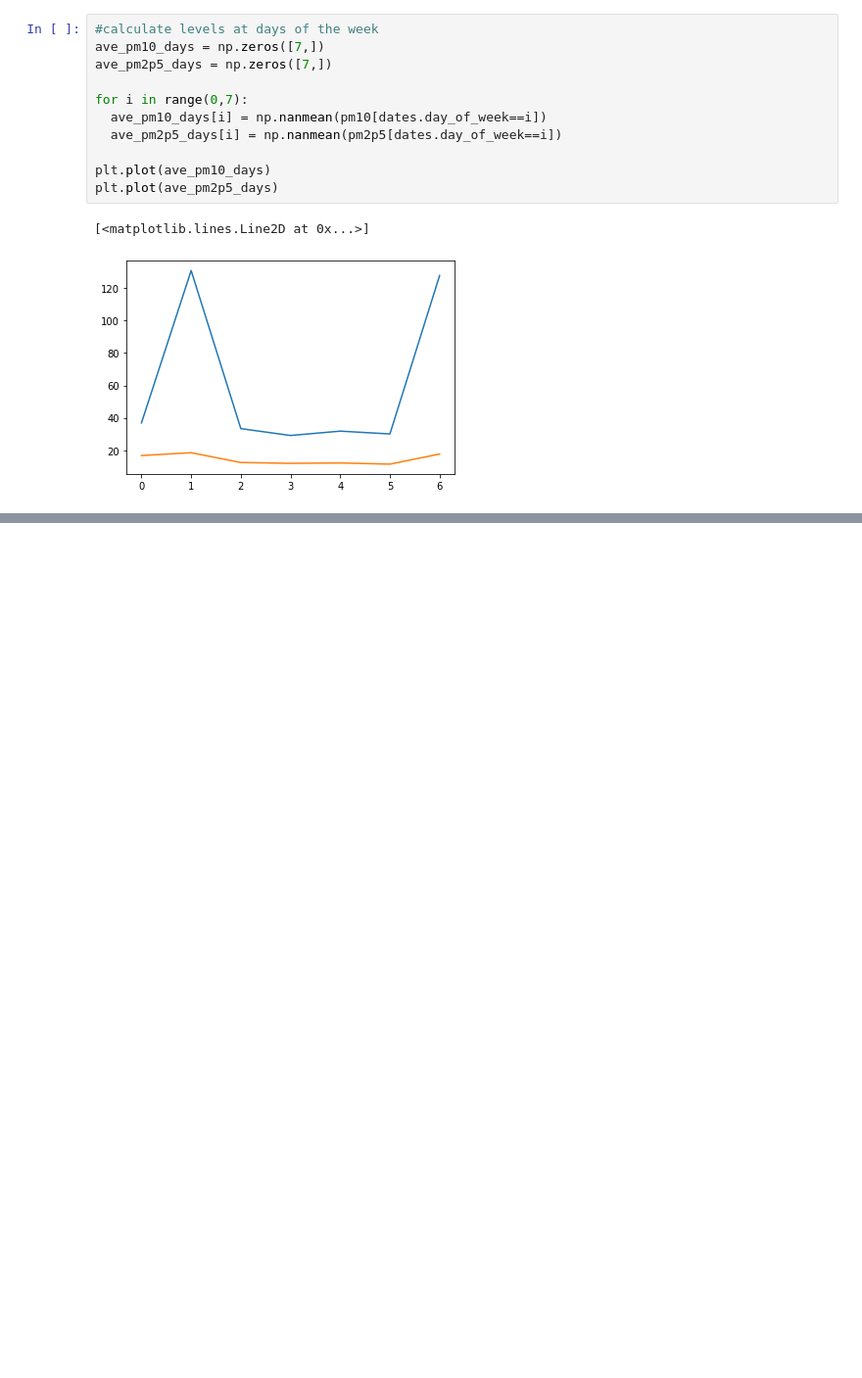
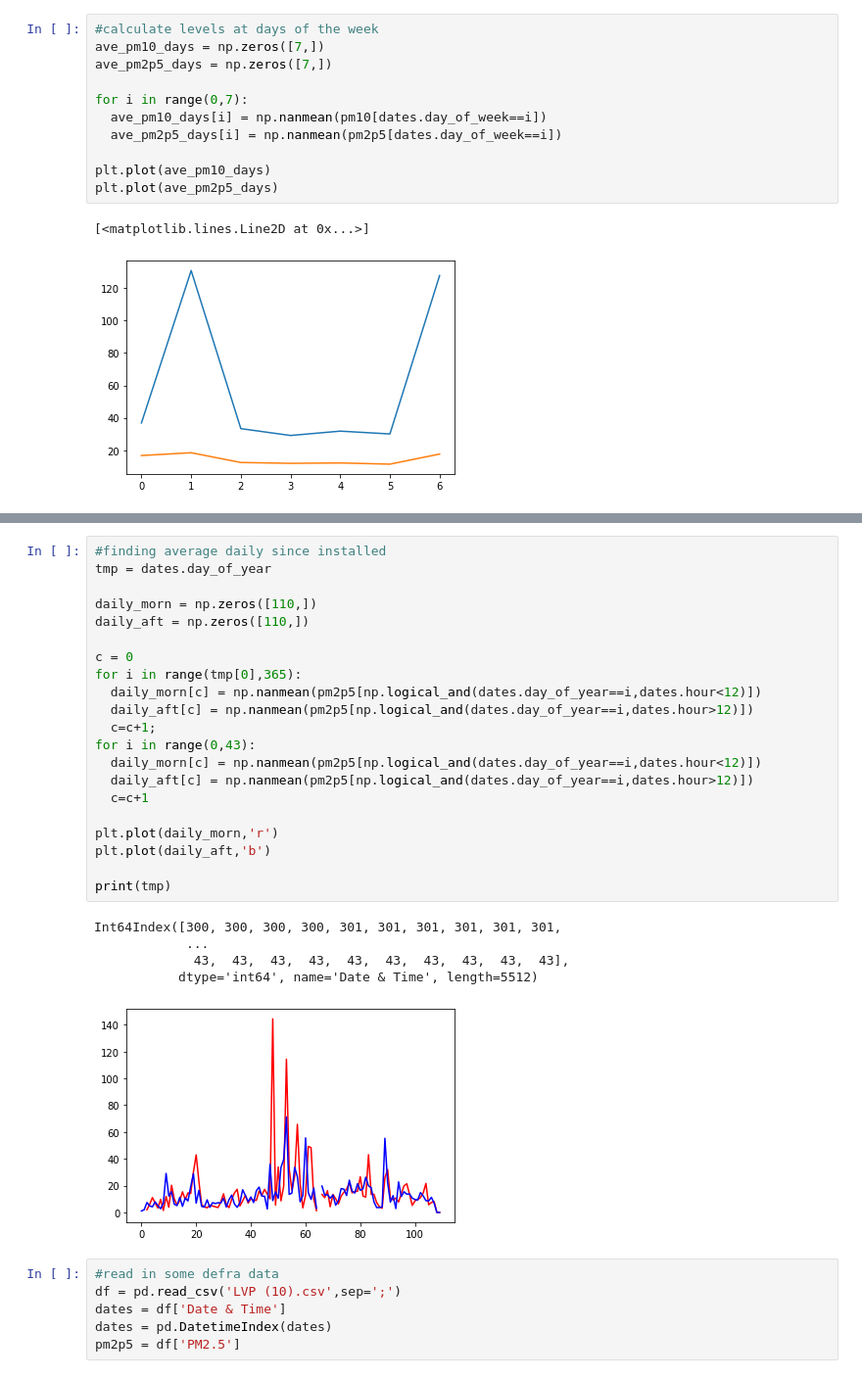
Before and after one commit to flowonthegoliv/ENVS666_2022, a Jupyter notebook: extra_analysis.ipynb, the cells around one changed output, grey strips where cells are left out. Shown: that part at 98% size. Cells and saved outputs as stored; diff of their text form; blank space fills up the shorter version.

```diff
--- a/extra_analysis.ipynb
+++ b/extra_analysis.ipynb
@@ -116,0 +139,33 @@ plt.plot(ave_pm2p5_days)
+# %%
+#finding average daily since installed
+tmp = dates.day_of_year
+
+daily_morn = np.zeros([110,])
+daily_aft = np.zeros([110,])
+
+c = 0
+for i in range(tmp[0],365):
+  daily_morn[c] = np.nanmean(pm2p5[np.logical_and(dates.day_of_year==i,dates.hour<12)])
+  daily_aft[c] = np.nanmean(pm2p5[np.logical_and(dates.day_of_year==i,dates.hour>12)])
+  c=c+1;
+for i in range(0,43):
+  daily_morn[c] = np.nanmean(pm2p5[np.logical_and(dates.day_of_year==i,dates.hour<12)])
+  daily_aft[c] = np.nanmean(pm2p5[np.logical_and(dates.day_of_year==i,dates.hour>12)])
+  c=c+1
+
+plt.plot(daily_morn,'r')
+plt.plot(daily_aft,'b')
+
+print(tmp)
+# %% [output]
+Int64Index([300, 300, 300, 300, 301, 301, 301, 301, 301, 301,
+            ...
+             43,  43,  43,  43,  43,  43,  43,  43,  43,  43],
+           dtype='int64', name='Date & Time', length=5512)
+[figure, added]
+# %%
+#read in some defra data
+df = pd.read_csv('LVP (10).csv',sep=';')
+dates = df['Date & Time']
+dates = pd.DatetimeIndex(dates)
+pm2p5 = df['PM2.5']
```
Also changed, not shown: parts of 2 cells of this notebook.
